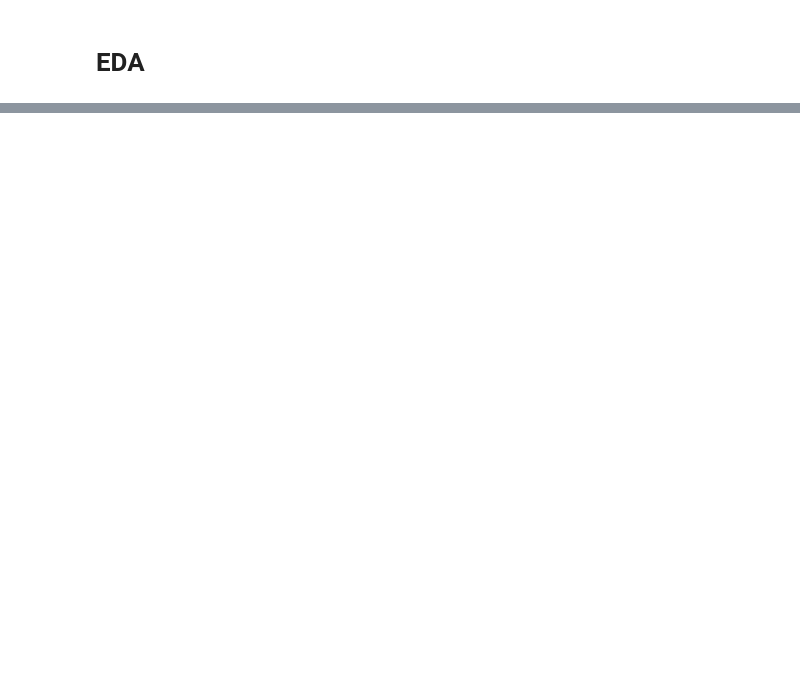
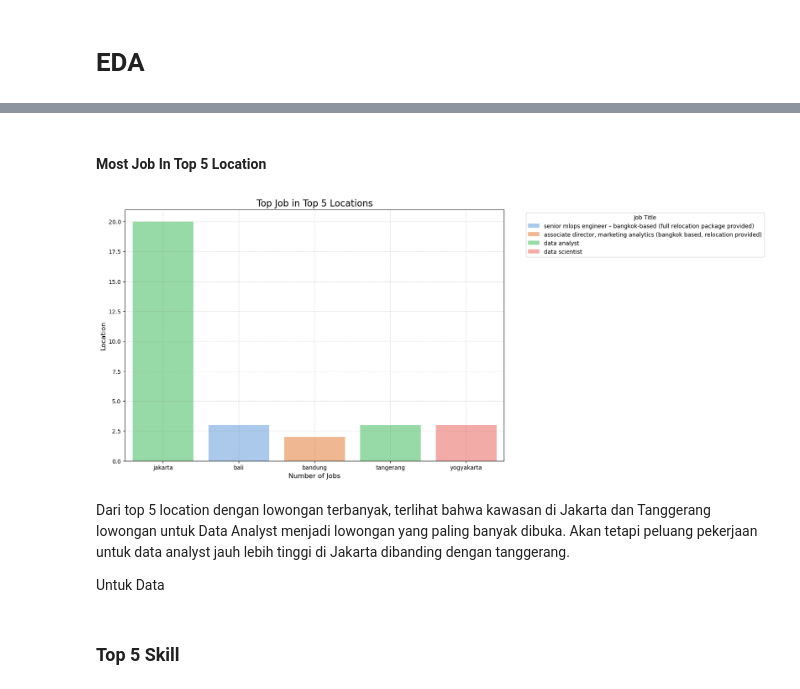
Before and after one commit to rsakadewa7/p2-hck-022-final-project-group-03, a Jupyter notebook: EDA.ipynb, the cells around one changed output, grey strips where cells are left out. Drawn from its saved outputs; the diff is of its cells as text; code cells hidden in the pictures; blank space fills up the shorter version.

```diff
--- a/EDA.ipynb
+++ b/EDA.ipynb
@@ -44,0 +55,37 @@ Passing `palette` without assigning `hue` is deprecated and will be removed in v
+# %% [markdown]
+#### Most Job In Top 5 Location
+# %%
+
+# Mengelompokkan data berdasarkan 'location' dan menghitung jumlah lowongan
+location_counts = df.groupby('location').size().reset_index(name='counts')
+
+# Mendapatkan top 5 lokasi dengan lowongan pekerjaan terbanyak
+top_5_locations = location_counts.nlargest(5, 'counts')
+
+# Filter DataFrame asli untuk hanya menyertakan top 5 lokasi
+filtered_df = df[df['location'].isin(top_5_locations['location'])]
+
+# Mengelompokkan data berdasarkan 'location' dan 'job_title' lalu menghitung jumlah lowongan
+job_counts_per_location = filtered_df.groupby(['location', 'job_title']).size().reset_index(name='job_counts')
+
+# Mendapatkan pekerjaan paling banyak di setiap top 5 lokasi
+top_jobs_per_location = job_counts_per_location.loc[job_counts_per_location.groupby('location')['job_counts'].idxmax()]
+
+# Buat visualisasi
+plt.figure(figsize=(12, 8))
+ax = sns.barplot(y='job_counts', x='location', hue='job_title', data=top_jobs_per_location,order=top_5_location.index, palette='pastel')
+plt.title('Top Job in Top 5 Locations',fontsize=16)
+plt.xlabel('Number of Jobs',fontsize=12)
+plt.ylabel('Location',fontsize=12)
+plt.legend(title='Job Title', bbox_to_anchor=(1.05, 1), loc='upper left')
+plt.grid(True, linestyle = '--', color = 'grey', alpha = 0.3)
+
+plt.show()
+# %% [output]
+[figure, added]
+# %% [markdown]
+Dari top 5 location dengan lowongan terbanyak, terlihat bahwa kawasan di Jakarta dan Tanggerang lowongan untuk Data Analyst menjadi lowongan yang paling banyak dibuka. Akan tetapi peluang pekerjaan untuk data analyst jauh lebih tinggi di Jakarta dibanding dengan tanggerang.
+
+Untuk Data
+# %% [markdown]
+### Top 5 Skill
```
Also changed, not shown: parts of 22 cells of this notebook, 4 other files.
